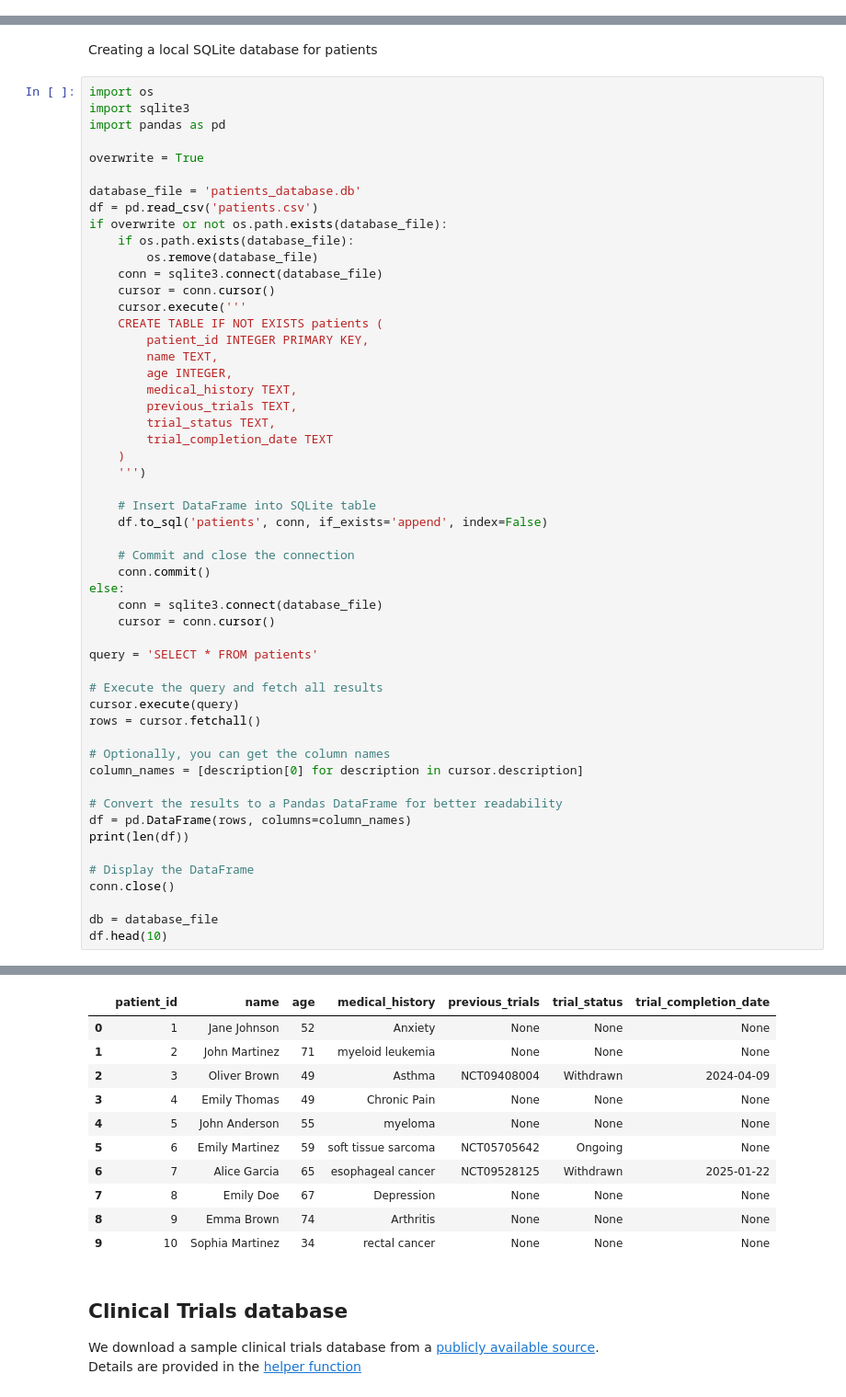
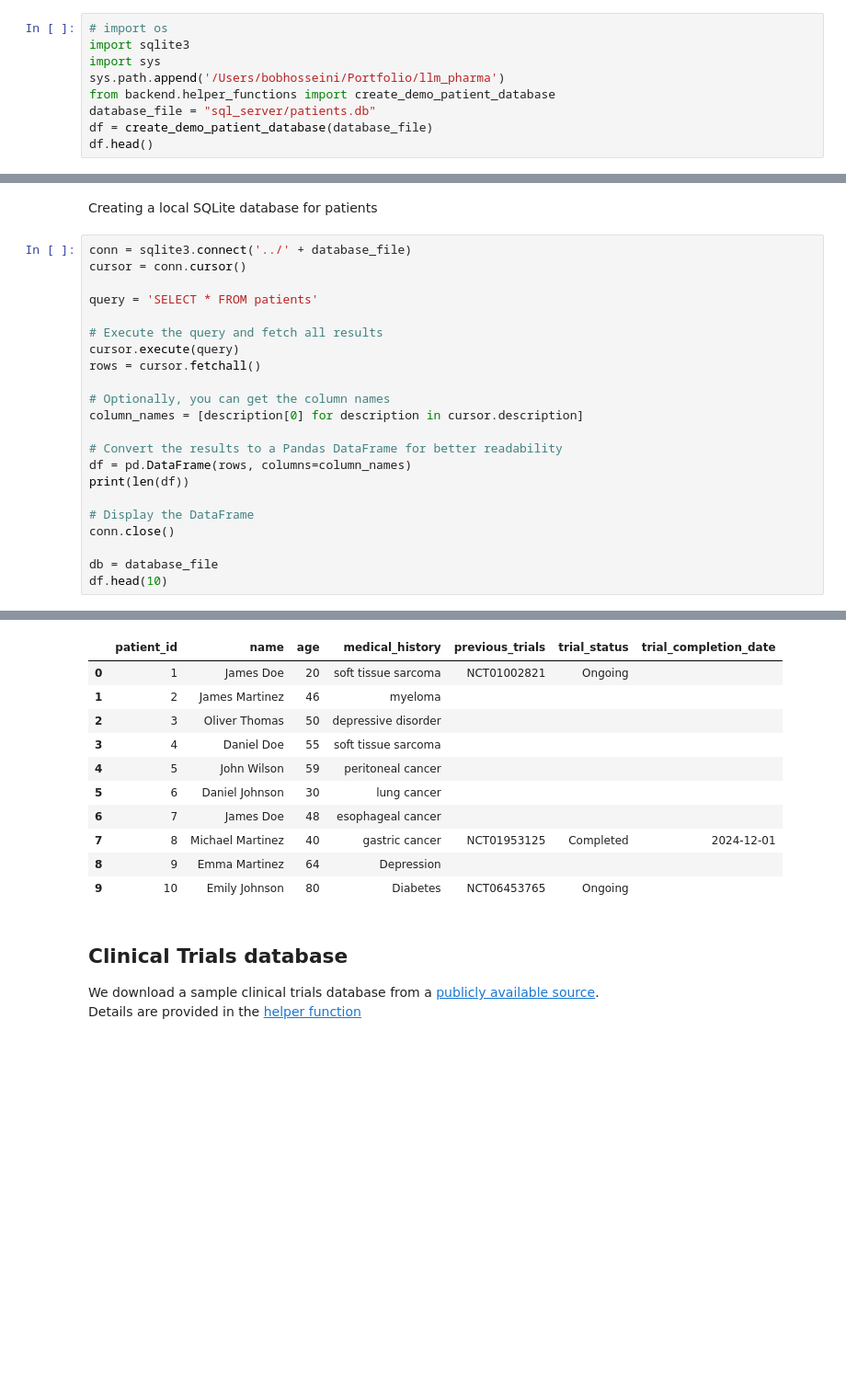
Before and after one commit to bab-git/llm_pharma, a Jupyter notebook: notebooks/llm_pharma_prototype.ipynb, the cells around one changed output, grey strips where cells are left out. Shown at 92% size. Drawn from its saved outputs; the diff is of its cells as text; blank space fills up the shorter version.

```diff
--- a/notebooks/llm_pharma_prototype.ipynb
+++ b/notebooks/llm_pharma_prototype.ipynb
@@ -192,0 +109,9 @@ df.head(20)
+# %%
+# import os
+import sqlite3
+import sys
+sys.path.append('/Users/bobhosseini/Portfolio/llm_pharma')
+from backend.helper_functions import create_demo_patient_database
+database_file = "sql_server/patients.db"
+df = create_demo_patient_database(database_file)
+df.head()
@@ -193,71 +128,40 @@ df.head(20)
 # %% [markdown]
 Creating a local SQLite database for patients
 # %%
-import os
-import sqlite3
-import pandas as pd
-
-overwrite = True
-
-database_file = 'patients_database.db'
-df = pd.read_csv('patients.csv')
-if overwrite or not os.path.exists(database_file):
-    if os.path.exists(database_file):
-        os.remove(database_file)
-    conn = sqlite3.connect(database_file)
-    cursor = conn.cursor()
-    cursor.execute('''
-    CREATE TABLE IF NOT EXISTS patients (
-        patient_id INTEGER PRIMARY KEY,
-        name TEXT,
-        age INTEGER,
-        medical_history TEXT,
-        previous_trials TEXT,
-        trial_status TEXT,
-        trial_completion_date TEXT
-    )
-    ''')
-
-    # Insert DataFrame into SQLite table
-    df.to_sql('patients', conn, if_exists='append', index=False)
-
-    # Commit and close the connection
-    conn.commit()
-else:
-    conn = sqlite3.connect(database_file)
-    cursor = conn.cursor()
+conn = sqlite3.connect('../' + database_file)
+cursor = conn.cursor()
 
 query = 'SELECT * FROM patients'
 
 # Execute the query and fetch all results
 cursor.execute(query)
 rows = cursor.fetchall()
 
 # Optionally, you can get the column names
 column_names = [description[0] for description in cursor.description]
 
 # Convert the results to a Pandas DataFrame for better readability
 df = pd.DataFrame(rows, columns=column_names)
 print(len(df))
 
 # Display the DataFrame
 conn.close()
 
 db = database_file
 df.head(10)
 # %% [output]
 100
 |  | patient_id | name | age | medical_history | previous_trials | trial_status | trial_completion_date |
-| 0 | 1 | Jane Johnson | 52 | Anxiety | None | None | None |
-| 1 | 2 | John Martinez | 71 | myeloid leukemia | None | None | None |
-| 2 | 3 | Oliver Brown | 49 | Asthma | NCT09408004 | Withdrawn | 2024-04-09 |
-| 3 | 4 | Emily Thomas | 49 | Chronic Pain | None | None | None |
-| 4 | 5 | John Anderson | 55 | myeloma | None | None | None |
-| 5 | 6 | Emily Martinez | 59 | soft tissue sarcoma | NCT05705642 | Ongoing | None |
-| 6 | 7 | Alice Garcia | 65 | esophageal cancer | NCT09528125 | Withdrawn | 2025-01-22 |
-| 7 | 8 | Emily Doe | 67 | Depression | None | None | None |
-| 8 | 9 | Emma Brown | 74 | Arthritis | None | None | None |
-| 9 | 10 | Sophia Martinez | 34 | rectal cancer | None | None | None |
+| 0 | 1 | James Doe | 20 | soft tissue sarcoma | NCT01002821 | Ongoing |  |
+| 1 | 2 | James Martinez | 46 | myeloma |  |  |  |
+| 2 | 3 | Oliver Thomas | 50 | depressive disorder |  |  |  |
+| 3 | 4 | Daniel Doe | 55 | soft tissue sarcoma |  |  |  |
+| 4 | 5 | John Wilson | 59 | peritoneal cancer |  |  |  |
+| 5 | 6 | Daniel Johnson | 30 | lung cancer |  |  |  |
+| 6 | 7 | James Doe | 48 | esophageal cancer |  |  |  |
+| 7 | 8 | Michael Martinez | 40 | gastric cancer | NCT01953125 | Completed | 2024-12-01 |
+| 8 | 9 | Emma Martinez | 64 | Depression |  |  |  |
+| 9 | 10 | Emily Johnson | 80 | Diabetes | NCT06453765 | Ongoing |  |
 # %% [markdown]
 ## Clinical Trials database
 
```
Also changed, not shown: parts of 6 cells of this notebook, 2 other files.
